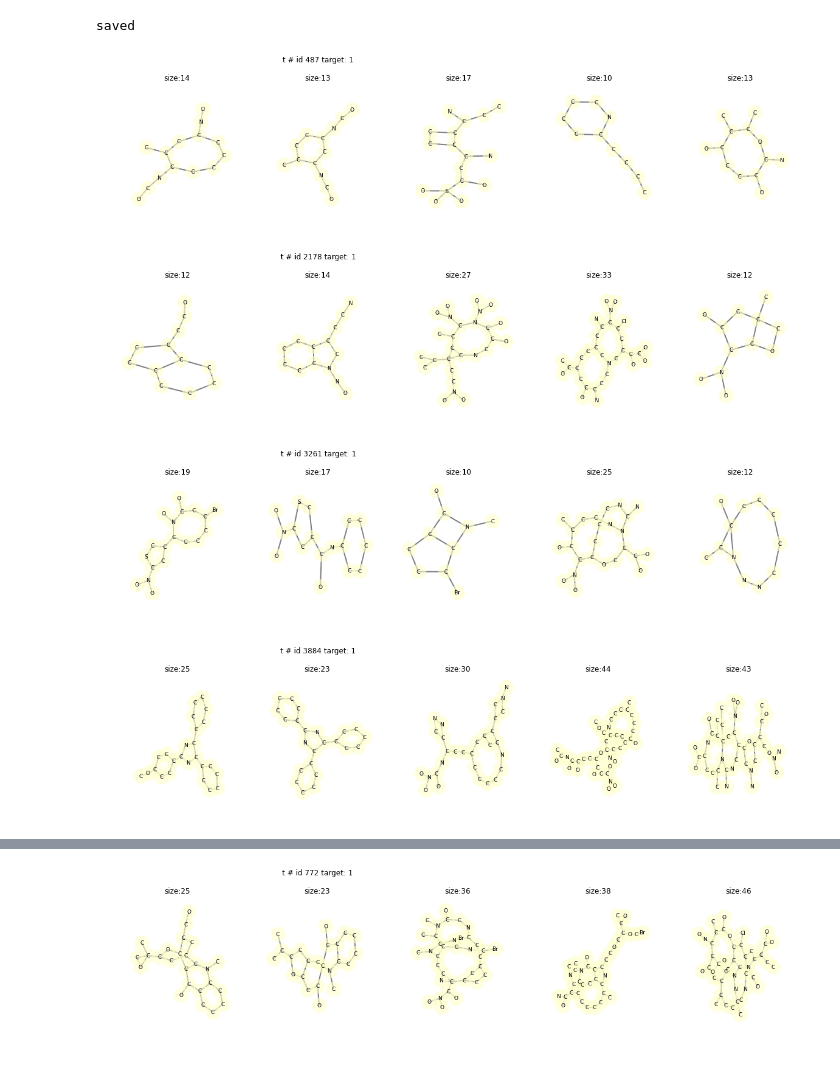
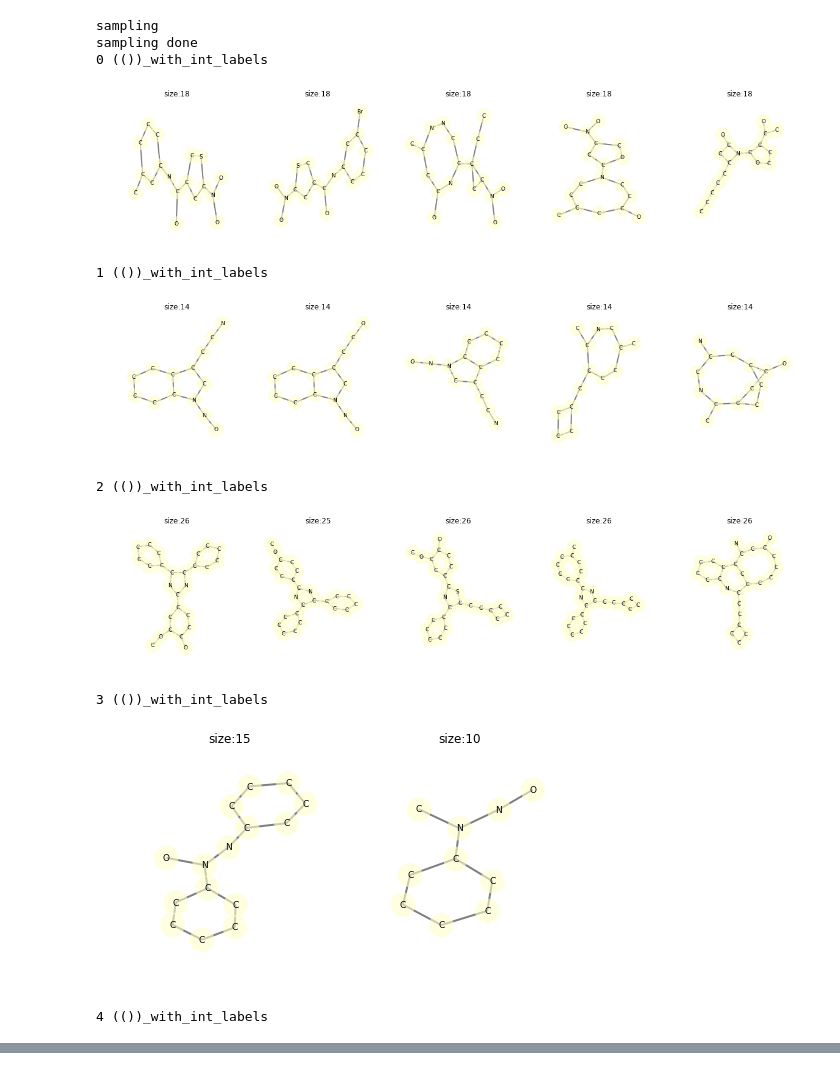
Before and after one commit to fabriziocosta/GraphLearn, a Jupyter notebook: example/cluster.ipynb, the cells around one changed output, grey strips where cells are left out. Cells and saved outputs as stored; diff of their text form; code cells hidden in the pictures.

Commit message:
cluster+notebook

```diff
--- a/example/cluster.ipynb
+++ b/example/cluster.ipynb
@@ -1,5 +1,10 @@
 # %%
 %%time
+from eden.util import configure_logging
+import logging
+configure_logging(logging.getLogger(),verbosity=1,filename='LOORG.log')
+
+
 '''
 GOOD STUFF  lets test the clusterator
 '''
@@ -15,53 +20,68 @@ from eden.converter.graph.gspan import gspan_to_eden
 import itertools
 import matplotlib.pyplot as plt
 import eden.graph as eg
-steps=1000
+steps=100
 
 #sampler=cl.cluster(vectorizer=eg.Vectorizer(  normalization=False, inner_normalization=False))
 sampler= cl.cluster(thickness_list=[1])
-food=gspan_to_eden( 'bursi.pos.gspan' )
+#food=gspan_to_eden( 'bursi.pos.gspan' )
 #food= itertools.islice(food,50)
-sampler.fit(food,  n_jobs=-1)
-sampler.save('tmp/cluster.ge')
-print 'saved'
-#sampler.load('tmp/cluster.ge')
-
+#sampler.fit(food,  n_jobs=3)
+#sampler.save('tmp/cluster.ge')
+#print 'saved'
+sampler.load('tmp/cluster.ge')
+sampler.vectorizer= eg.Vectorizer(   normalization=False,
+                 inner_normalization=False)
 graphs = gspan_to_eden( 'bursi.pos.gspan' )
 #graphs = itertools.islice(graphs,50)
+targetz = gspan_to_eden( 'bursi.pos.gspan' )
+targetz = itertools.islice(targetz,5)
+
+print 'sampling'
 graphs = sampler.sample(graphs,
+                        targets=targetz,
+                        targets_in_graphs=True,
                         sampling_interval=int(steps/4)+1,
                         batch_size=1,
                         n_steps=steps,
-                        n_jobs=-1,
+                        n_jobs=1,
                         select_cip_max_tries = 100,
-                        annealing_factor=0.7,
-                        doXgraphs= 9
-
+                        #accept_annealing_factor=0.7,
+                        accept_static_penalty= 0.75
                         )
 
-
+print 'sampling done'
 history=[]
 for  i, gr in enumerate(graphs):
+    print i,gr
     history.append(gr.graph['sampling_info']['score_history'])
-
     myutils.draw_graph_set_graphlearn(gr.graph['sampling_info']['graphs_history'])
-
 
 t = range(steps+1)
 for h in history[:3]:
     plt.plot(t, h)
 plt.show()
 t = range(steps+1)
 for h in history[3:6]:
     plt.plot(t, h)
 plt.show()
 t = range(steps+1)
 for h in history[6:]:
     plt.plot(t, h)
 plt.show()
+
+# the graph history shows [start;end; the ; progression; ...]
+# see cluster.py to change score function
+# also radius 0 might be good to allow :)
 # %% [output]
-saved
+sampling
+sampling done
+0 (())_with_int_labels
-[figure, old version]
+[figure, new version]
+1 (())_with_int_labels
-[figure, old version]
+[figure, new version]
+2 (())_with_int_labels
-[figure, old version]
+[figure, new version]
+3 (())_with_int_labels
-[figure, old version]
+[figure, new version]
+4 (())_with_int_labels
@@ -71 +90,0 @@ saved
-[figure, removed]
```
Also changed, not shown: parts of 2 cells of this notebook, 1 other file.
